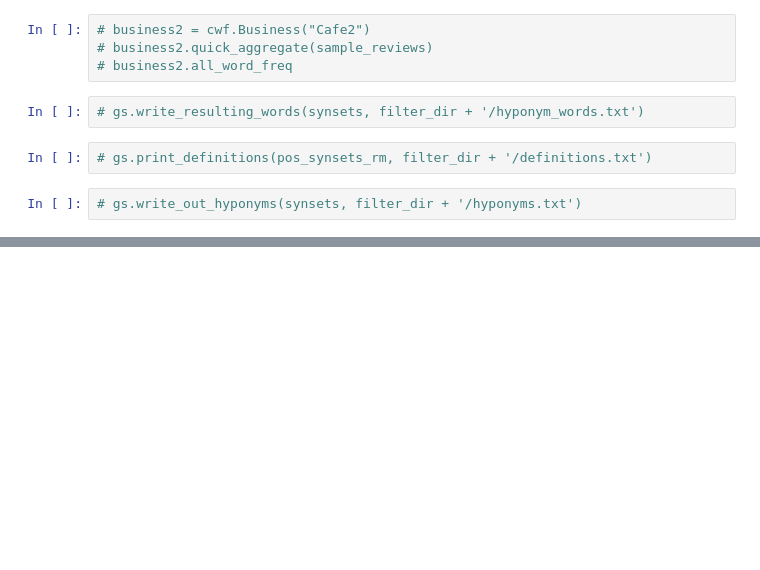
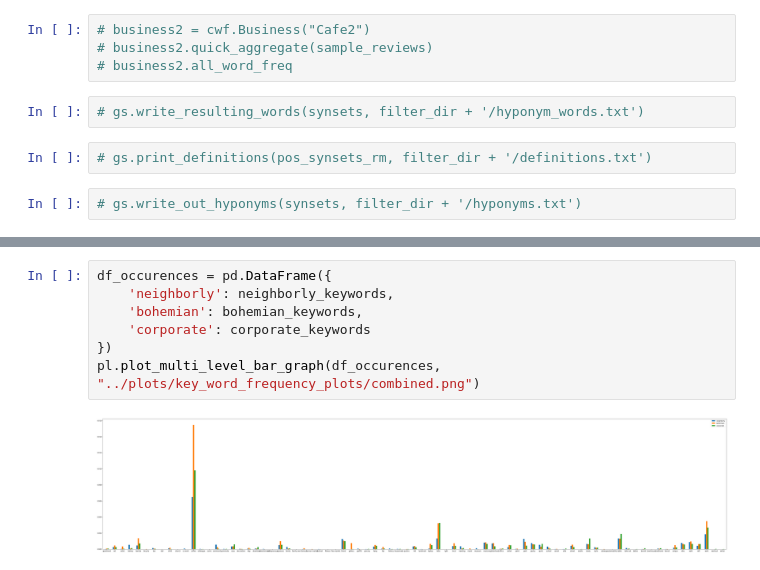
Before and after one commit to JinLi711/UIA, a Jupyter notebook: Yelp/NLP_NEW/notebooks/Text_Preprocess.ipynb, the cells around one changed output, grey strips where cells are left out. Saved outputs shown, nothing was run; the diff lists cells and outputs as text; blank space fills up the shorter version.

```diff
--- a/Yelp/NLP_NEW/notebooks/Text_Preprocess.ipynb
+++ b/Yelp/NLP_NEW/notebooks/Text_Preprocess.ipynb
@@ -46,0 +163,9 @@ pl.createplot(
+# %%
+df_occurences = pd.DataFrame({
+    'neighborly': neighborly_keywords,
+    'bohemian': bohemian_keywords,
+    'corporate': corporate_keywords
+})
+pl.plot_multi_level_bar_graph(df_occurences, "../plots/key_word_frequency_plots/combined.png")
+# %% [output]
+[figure, added]
```
Also changed, not shown: parts of 13 cells of this notebook.
